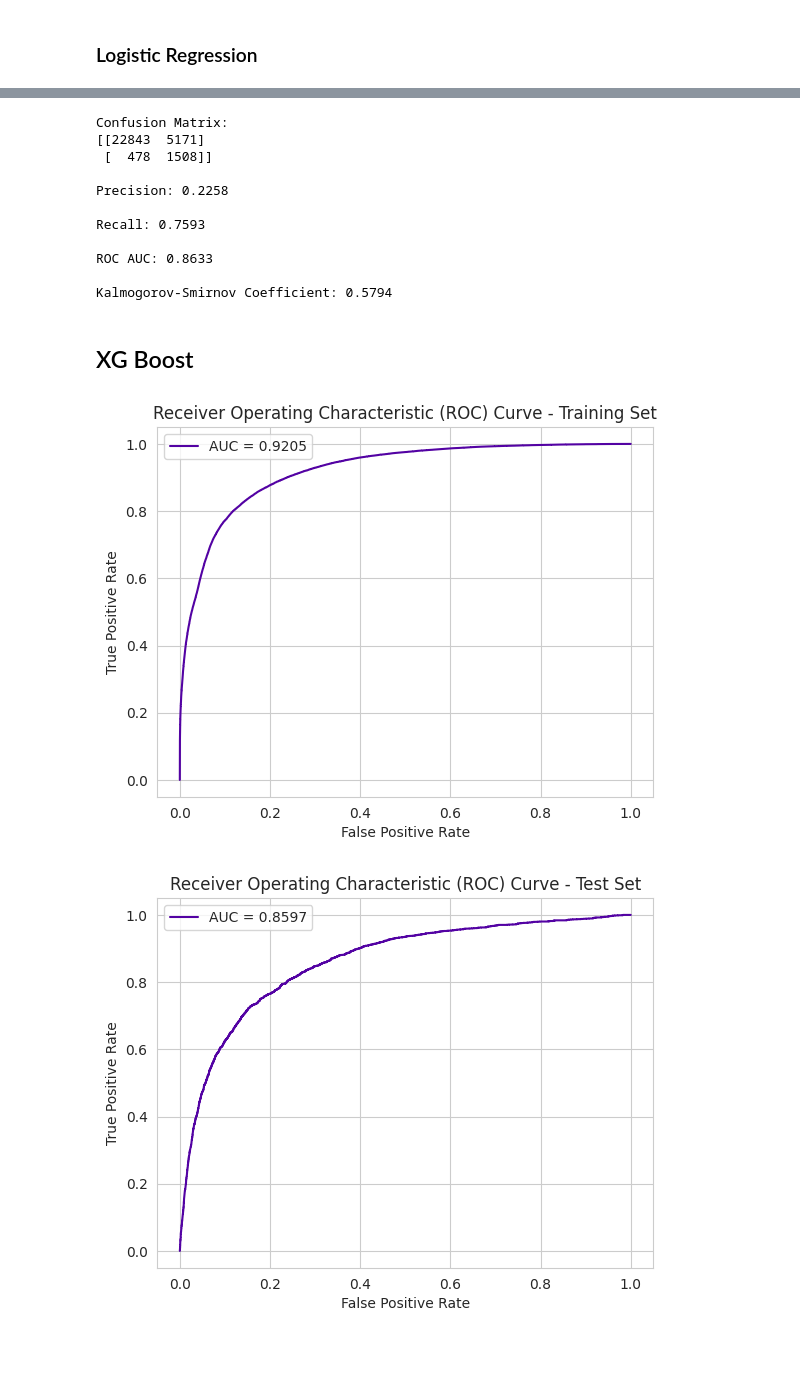
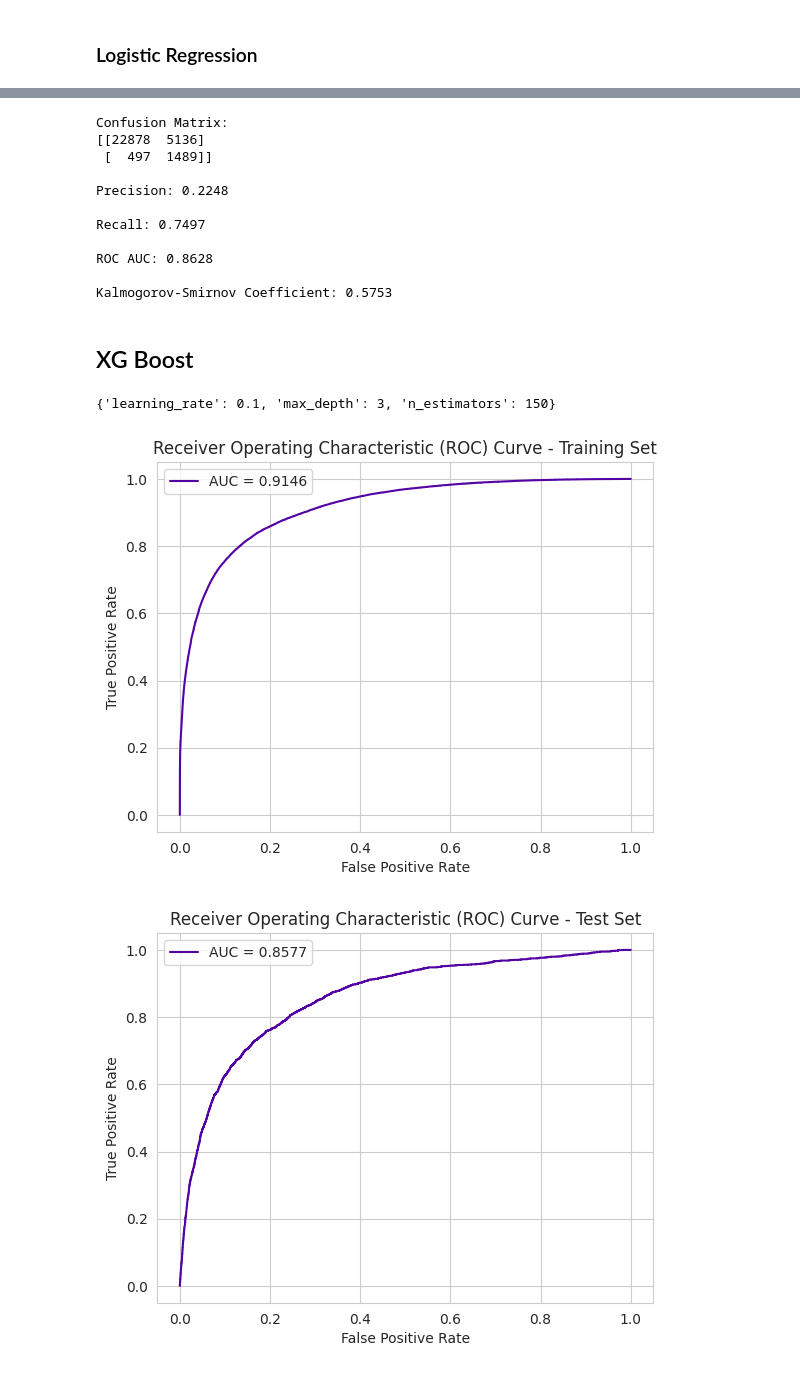
Before and after one commit to Saba-a11/Kaggle_Credit_Score, a Jupyter notebook: CreditModel.ipynb, the cells around one changed output, grey strips where cells are left out. Drawn from its saved outputs; the diff is of its cells as text; code cells hidden in the pictures.

```diff
--- a/CreditModel.ipynb
+++ b/CreditModel.ipynb
@@ -555,3 +571,6 @@ upper_bound('OverduePaymentIndicatorsWeightedAverage')
+# %%
+upper_bound = combined_data['OverduePaymentIndicatorsWeightedAverage'].quantile(0.97)
+combined_data.loc[combined_data['OverduePaymentIndicatorsWeightedAverage'] > upper_bound, 'OverduePaymentIndicatorsWeightedAverage'] = upper_bound
 # %%
 prt_corr(combined_data, 'OverduePaymentIndicatorsWeightedAverage', 'SeriousDlqin2yrs')
 # %% [output]
@@ -610,7 +629,8 @@ combined_data.loc[(combined_data["MonthlyIncome"] < 5000) & ~(combined_data["Deb
 | max | 202,990.00 |
 # %%
 # Set this value for all data that DetRatio is zero.
-combined_data.loc[(combined_data["MonthlyIncome"] < 5000) & ~(combined_data["DebtRatio"] == 0) ]["DebtRatio"].quantile(0.5)
+lower_bound = combined_data.loc[(combined_data["MonthlyIncome"] < 5000) & ~(combined_data["DebtRatio"] == 0) ]["DebtRatio"].quantile(0.5)
+lower_bound
 # %% [output]
 0.340855419
 # %%
@@ -1046,6 +1074,7 @@ Traceback (most recent call last):
 # %%
 # Assuming X_train_scaled and y_train are defined
-logit = LogisticRegression(random_state=123, solver='saga', penalty='l1', class_weight='balanced', C=1.0, max_iter=500)
+# logit = LogisticRegression(random_state=123, solver='saga', penalty='l1', class_weight='balanced', C=1.0, max_iter=500)
+logit = LogisticRegression(random_state=123, solver='liblinear', penalty='l2', class_weight='balanced', C=1.0, max_iter=500)
 logit.fit(X_train_scaled, y_train)
 
 # Get prediction probabilities
@@ -1053,11 +1082,13 @@ logit_scores_prob = logit.predict_proba(X_train_scaled)
 y_prob = logit_scores_prob[:,1]
 
 # Calculate ROC curve
-fpr, tpr, threshold = roc_curve(y_train, y_prob)
-roc_auc_prob = auc(fpr, tpr)
-
-# ROC curve for Probability
-plot_roc_curve(fpr, tpr)
-roc_auc = auc(fpr, tpr)
-print('AUC Score: ', round(roc_auc, 4))
+fpr_train, tpr_train, _ = roc_curve(y_train, y_prob)
+roc_auc_train = auc(fpr_train, tpr_train)
+plt.figure()
+plt.plot(fpr_train, tpr_train, label=f'AUC = {roc_auc_train:.4f}')
+plt.title('Receiver Operating Characteristic (ROC) Curve - Training Set')
+plt.xlabel('False Positive Rate')
+plt.ylabel('True Positive Rate')
+plt.legend()
+plt.show()
 # %% [output]
@@ -1107,32 +1141,32 @@ threshold = 0.5  # Adjust as needed
 y_pred_logit = (y_prob_logit >= threshold).astype(int)
 
 # Calculate evaluation metrics
-conf_matrix = confusion_matrix(y_test, y_pred_logit)
-precision = precision_score(y_test, y_pred_logit)
-recall = recall_score(y_test, y_pred_logit)
-roc_auc = roc_auc_score(y_test, y_prob_logit)
-ks_statistic, ks_p_value = ks_2samp(y_prob_logit[y_test == 1], y_prob_logit[y_test == 0])
+conf_matrix_logit = confusion_matrix(y_test, y_pred_logit)
+precision_logit = precision_score(y_test, y_pred_logit)
+recall_logit = recall_score(y_test, y_pred_logit)
+roc_auc_logit = roc_auc_score(y_test, y_prob_logit)
+ks_statistic_logit, ks_p_value_logit = ks_2samp(y_prob_logit[y_test == 1], y_prob_logit[y_test == 0])
 
 
 # Print the evaluation metrics
 print('\nConfusion Matrix:')
-print(conf_matrix)
-print(f'\nPrecision: {precision:.4f}')
-print(f'\nRecall: {recall:.4f}')
-print(f'\nROC AUC: {roc_auc:.4f}')
-print(f'\nKalmogorov-Smirnov Coefficient: {ks_statistic:.4f}')
+print(conf_matrix_logit)
+print(f'\nPrecision: {precision_logit:.4f}')
+print(f'\nRecall: {recall_logit:.4f}')
+print(f'\nROC AUC: {roc_auc_logit:.4f}')
+print(f'\nKalmogorov-Smirnov Coefficient: {ks_statistic_logit:.4f}')
 # %% [output]
 Confusion Matrix:
-[[22843  5171]
- [  478  1508]]
+[[22878  5136]
+ [  497  1489]]
 
-Precision: 0.2258
+Precision: 0.2248
 
-Recall: 0.7593
+Recall: 0.7497
 
-ROC AUC: 0.8633
+ROC AUC: 0.8628
 
-Kalmogorov-Smirnov Coefficient: 0.5794
+Kalmogorov-Smirnov Coefficient: 0.5753
 # %% [markdown]
 ## XG Boost
 # %%
@@ -1140,9 +1174,8 @@ Kalmogorov-Smirnov Coefficient: 0.5794
 parameters = {
     "learning_rate": [0.01, 0.05, 0.1],
     "n_estimators": [100, 150, 200],
-    "max_depth": [3, 5, 7],
-    "scale_pos_weight": [0.9, 0.93],
-    }
+    "max_depth": [3, 5, 7]
+        }
 
 # Create the model
 model = XGBClassifier()
@@ -1150,36 +1183,42 @@ model = XGBClassifier()
 # Create the grid search object
 grid_search = GridSearchCV(model, parameters, scoring="roc_auc", n_jobs=-1)
 
-# Fit the model
-grid_search.fit(X_train_scaled, y_train)
+try:
+  # Fit the model
+  grid_search.fit(X_train_scaled, y_train)
 
-# Print the best parameters
-print(grid_search.best_params_)
+  # Print the best parameters
+  print(grid_search.best_params_)
+
+except Exception as e:
+    print(f"An error occurred during grid search: {e}")
+# %% [output]
+{'learning_rate': 0.1, 'max_depth': 3, 'n_estimators': 150}
 # %%
 # Apply SMOTE to balance the classes
 smote = SMOTE(random_state=123)
 X_train_resampled, y_train_resampled = smote.fit_resample(X_train_scaled, y_train)
 
 # Create XGBoost model on resampled data
-clf = XGBClassifier(random_state=123, n_estimators=150, learning_rate=0.05, max_depth=5)
+clf = XGBClassifier(random_state=123, n_estimators=150, learning_rate=0.1, max_depth=3)
 clf.fit(X_train_resampled, y_train_resampled)
 
 # Get prediction probabilities for training set
 clf_scores_prob_train = clf.predict_proba(X_train_resampled)
 clf_prob_train = clf_scores_prob_train[:, 1]
 
 # Calculate ROC curve for training set
 fpr_train, tpr_train, _ = roc_curve(y_train_resampled, clf_prob_train)
 roc_auc_train = auc(fpr_train, tpr_train)
 plt.figure()
 plt.plot(fpr_train, tpr_train, label=f'AUC = {roc_auc_train:.4f}')
 plt.title('Receiver Operating Characteristic (ROC) Curve - Training Set')
 plt.xlabel('False Positive Rate')
 plt.ylabel('True Positive Rate')
 plt.legend()
 plt.show()
 # %% [output]
-[figure, old version]
+[figure, new version]
 # %%
 # Get prediction probabilities for test set
 clf_scores_prob_test = clf.predict_proba(X_test_scaled)
```
Also changed, not shown: parts of 38 cells of this notebook.
